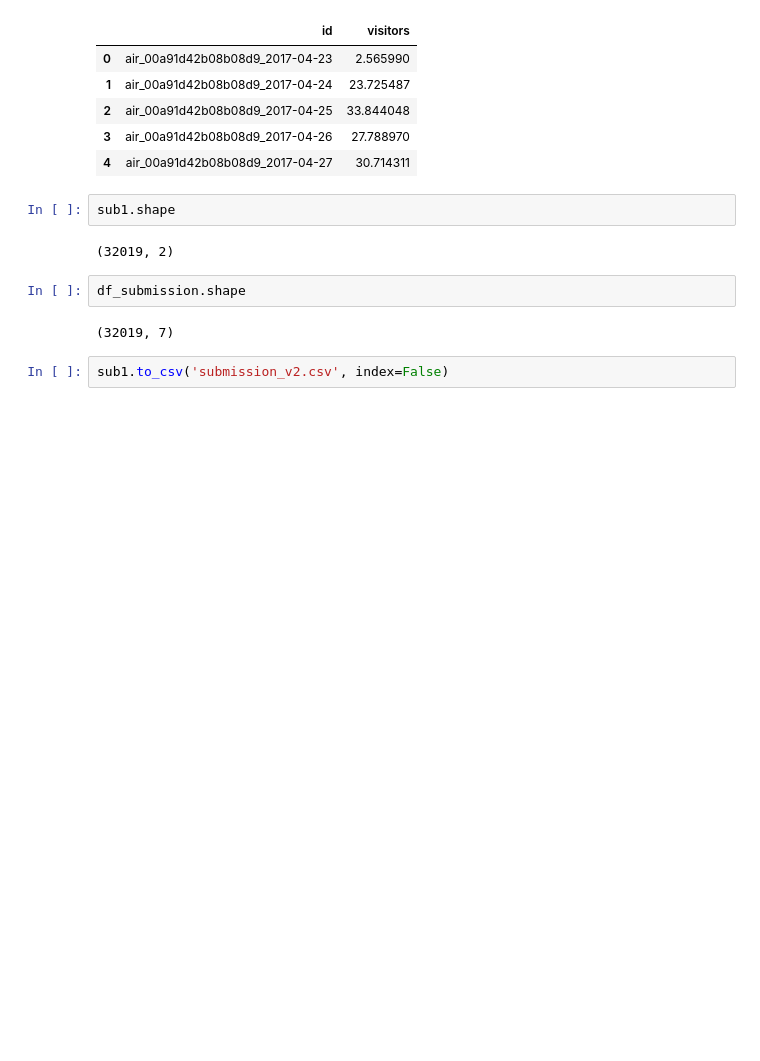
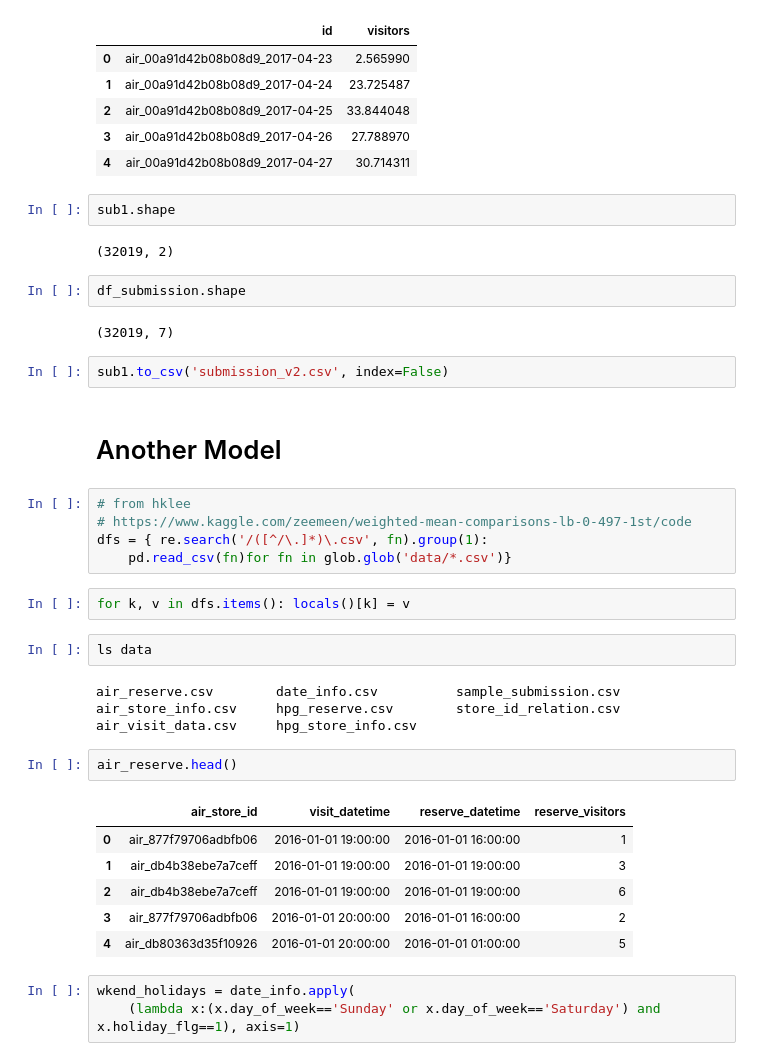
Before and after one commit to dongzhang84/Kaggle, a Jupyter notebook: Restaurant_Visitor_Forecasting/Visitor_forecasting_v2.ipynb, the cells around one changed output. Saved outputs shown, nothing was run; the diff lists cells and outputs as text; blank space fills up the shorter version.

```diff
--- a/Restaurant_Visitor_Forecasting/Visitor_forecasting_v2.ipynb
+++ b/Restaurant_Visitor_Forecasting/Visitor_forecasting_v2.ipynb
@@ -633,3 +633,30 @@ df_submission.shape
 (32019, 7)
 # %%
 sub1.to_csv('submission_v2.csv', index=False)
+# %% [markdown]
+# Another Model
+# %%
+# from hklee
+# https://www.kaggle.com/zeemeen/weighted-mean-comparisons-lb-0-497-1st/code
+dfs = { re.search('/([^/\.]*)\.csv', fn).group(1):
+    pd.read_csv(fn)for fn in glob.glob('data/*.csv')}
+# %%
+for k, v in dfs.items(): locals()[k] = v
+# %%
+ls data
+# %% [output]
+air_reserve.csv        date_info.csv          sample_submission.csv
+air_store_info.csv     hpg_reserve.csv        store_id_relation.csv
+air_visit_data.csv     hpg_store_info.csv
+# %%
+air_reserve.head()
+# %% [output]
+|  | air_store_id | visit_datetime | reserve_datetime | reserve_visitors |
+| 0 | air_877f79706adbfb06 | 2016-01-01 19:00:00 | 2016-01-01 16:00:00 | 1 |
+| 1 | air_db4b38ebe7a7ceff | 2016-01-01 19:00:00 | 2016-01-01 19:00:00 | 3 |
+| 2 | air_db4b38ebe7a7ceff | 2016-01-01 19:00:00 | 2016-01-01 19:00:00 | 6 |
+| 3 | air_877f79706adbfb06 | 2016-01-01 20:00:00 | 2016-01-01 16:00:00 | 2 |
+| 4 | air_db80363d35f10926 | 2016-01-01 20:00:00 | 2016-01-01 01:00:00 | 5 |
+# %%
+wkend_holidays = date_info.apply(
+    (lambda x:(x.day_of_week=='Sunday' or x.day_of_week=='Saturday') and x.holiday_flg==1), axis=1)
```
Also changed, not shown: parts of 5 cells of this notebook.
